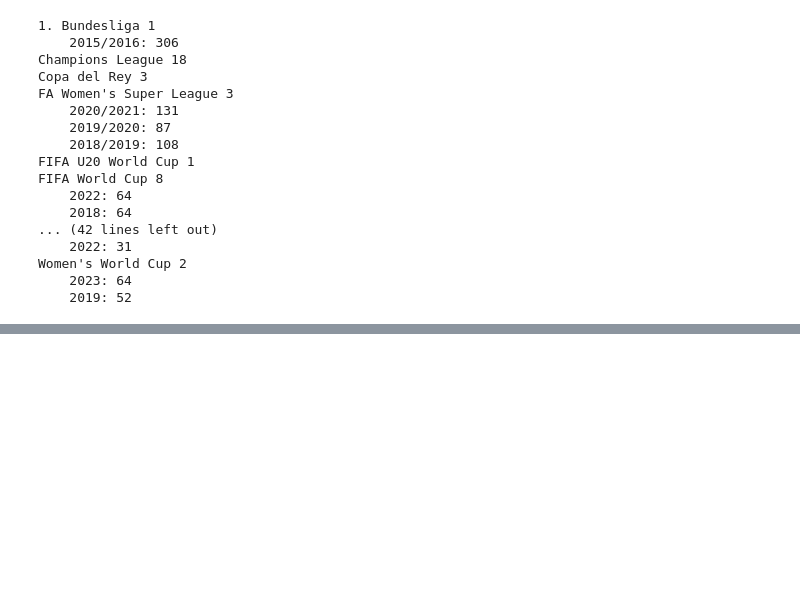
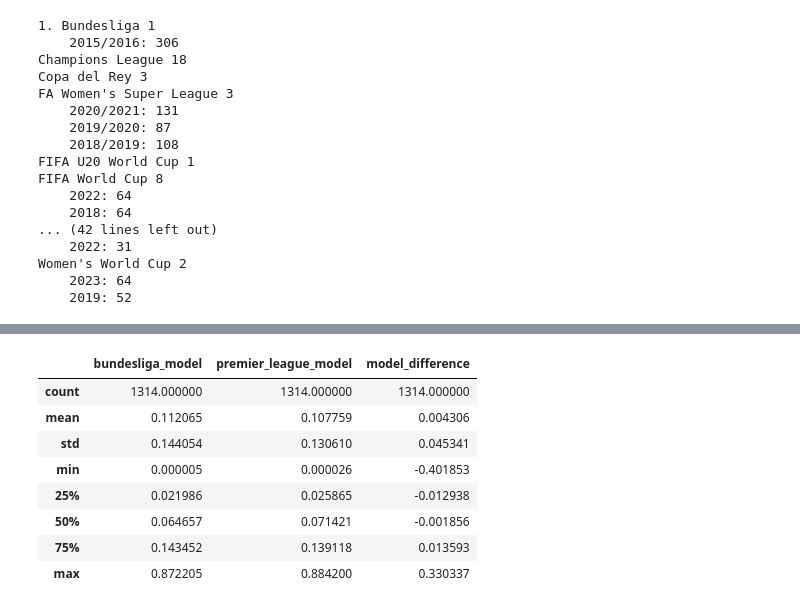
Before and after one commit to AndrewRook/soccer_analytics, a Jupyter notebook: analysis_notebooks/xg/simple_model.ipynb, the cells around one changed output, grey strips where cells are left out. Cells and saved outputs as stored; diff of their text form; code cells hidden in the pictures; blank space fills up the shorter version.

```diff
--- a/analysis_notebooks/xg/simple_model.ipynb
+++ b/analysis_notebooks/xg/simple_model.ipynb
@@ -113,0 +170,12 @@ coefficient_info.head()
+# %%
+diff_data[excluded_columns].describe()
+# %% [output]
+|  | bundesliga_model | premier_league_model | model_difference |
+| count | 1314.000000 | 1314.000000 | 1314.000000 |
+| mean | 0.112065 | 0.107759 | 0.004306 |
+| std | 0.144054 | 0.130610 | 0.045341 |
+| min | 0.000005 | 0.000026 | -0.401853 |
+| 25% | 0.021986 | 0.025865 | -0.012938 |
+| 50% | 0.064657 | 0.071421 | -0.001856 |
+| 75% | 0.143452 | 0.139118 | 0.013593 |
+| max | 0.872205 | 0.884200 | 0.330337 |
```
Also changed, not shown: parts of 10 cells of this notebook.
